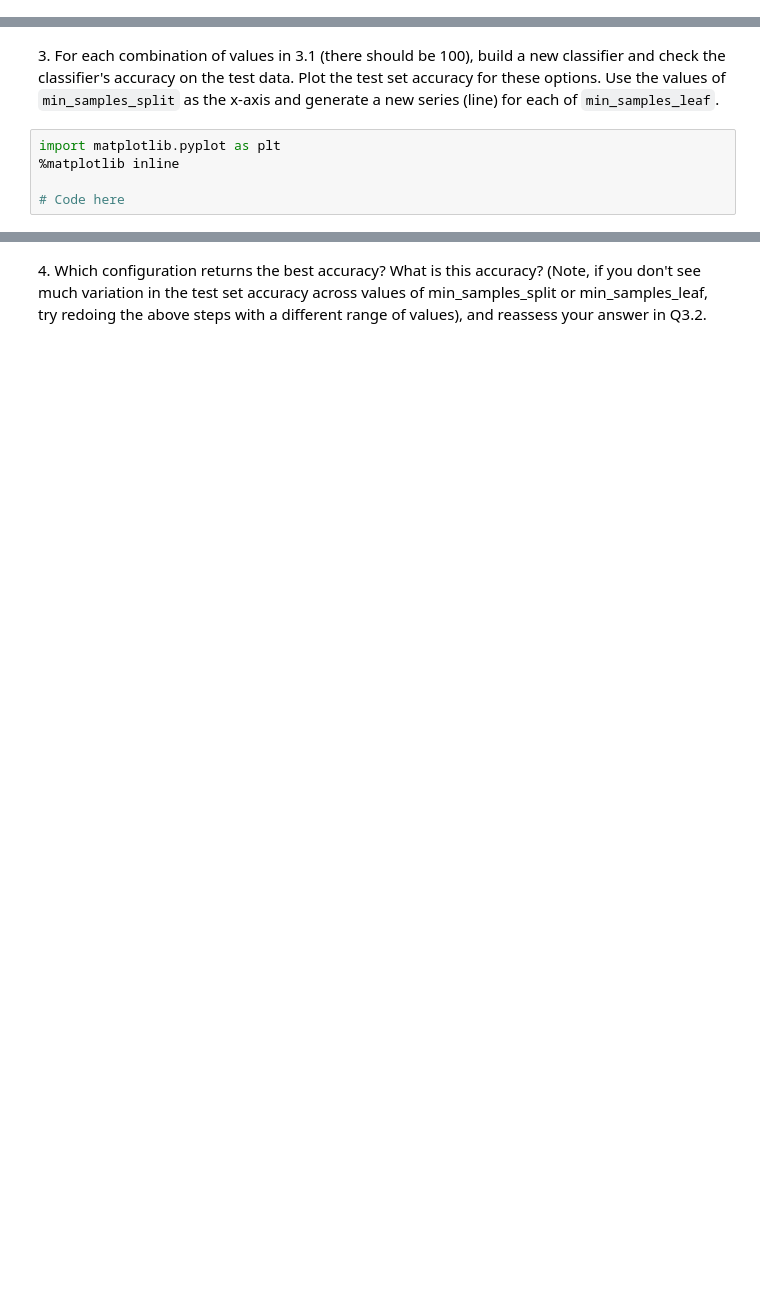
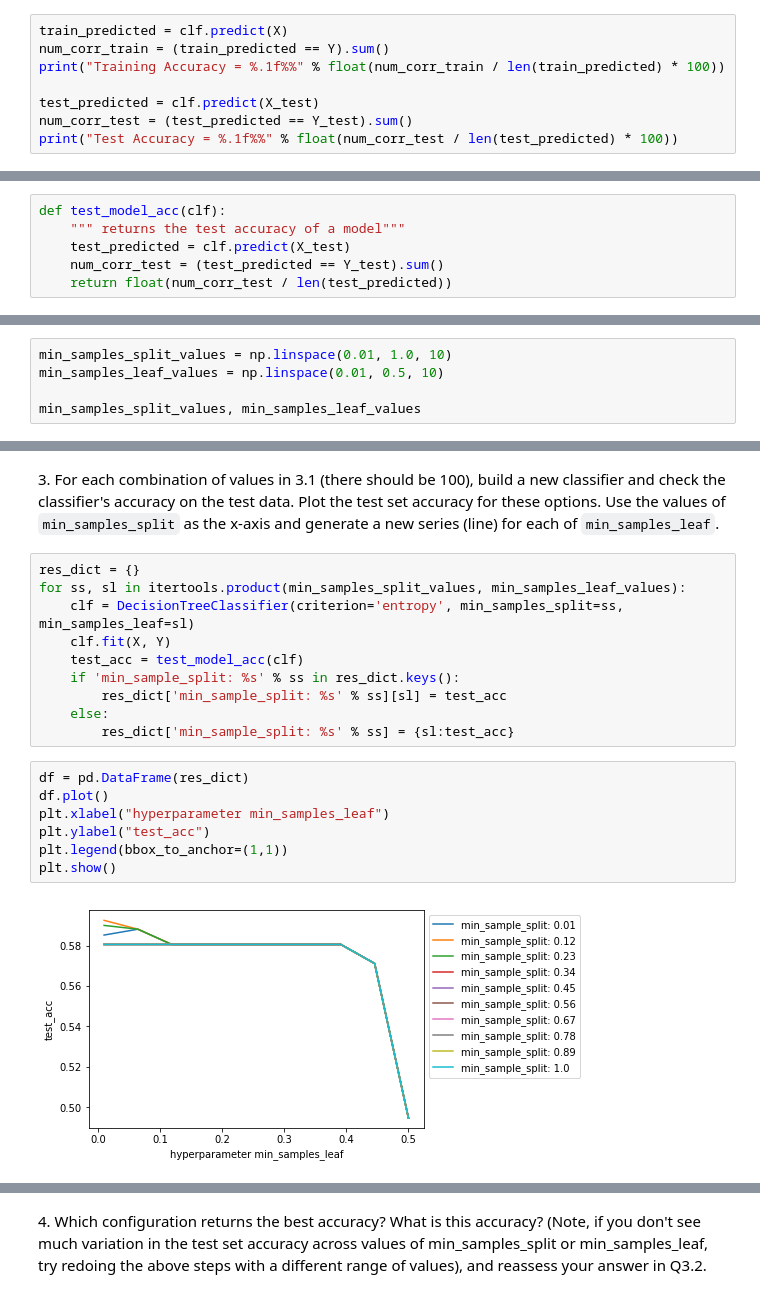
Before and after one commit to rmfeng/ds1001, a Jupyter notebook: homework/hw3/Homework 3 Holdout.ipynb, the cells around one changed output, grey strips where cells are left out. Saved outputs shown, nothing was run; the diff lists cells and outputs as text; blank space fills up the shorter version.

```diff
--- a/homework/hw3/Homework 3 Holdout.ipynb
+++ b/homework/hw3/Homework 3 Holdout.ipynb
@@ -176,0 +245,8 @@ plt.show()
+# %%
+train_predicted = clf.predict(X)
+num_corr_train = (train_predicted == Y).sum()
+print("Training Accuracy = %.1f%%" % float(num_corr_train / len(train_predicted) * 100))
+
+test_predicted = clf.predict(X_test)
+num_corr_test = (test_predicted == Y_test).sum()
+print("Test Accuracy = %.1f%%" % float(num_corr_test / len(test_predicted) * 100))
@@ -177,3 +258,9 @@ plt.show()
+# %%
+def test_model_acc(clf):
+    """ returns the test accuracy of a model"""
+    test_predicted = clf.predict(X_test)
+    num_corr_test = (test_predicted == Y_test).sum()
+    return float(num_corr_test / len(test_predicted))
 # %% [markdown]
 ### Part 3 - Finding a Good Decision Tree (10 Points)
 The default options for your decision tree may not be optimal. We need to analyze whether tuning the parameters can improve the accuracy of the classifier.  For the following options `min_samples_split` and `min_samples_leaf`:
@@ -186,0 +269,5 @@ min_samples_leaf_values = None
+# %%
+min_samples_split_values = np.linspace(0.01, 1.0, 10)
+min_samples_leaf_values = np.linspace(0.01, 0.5, 10)
+
+min_samples_split_values, min_samples_leaf_values
@@ -189,7 +284,21 @@ min_samples_leaf_values = None
 # %% [markdown]
 3\. For each combination of values in 3.1 (there should be 100), build a new classifier and check the classifier's accuracy on the test data. Plot the test set accuracy for these options. Use the values of `min_samples_split` as the x-axis and generate a new series (line) for each of `min_samples_leaf`.
-# %%
-import matplotlib.pyplot as plt
-%matplotlib inline
-
-# Code here
+# %%
+res_dict = {}
+for ss, sl in itertools.product(min_samples_split_values, min_samples_leaf_values):
+    clf = DecisionTreeClassifier(criterion='entropy', min_samples_split=ss, min_samples_leaf=sl)
+    clf.fit(X, Y)
+    test_acc = test_model_acc(clf)
+    if 'min_sample_split: %s' % ss in res_dict.keys():
+        res_dict['min_sample_split: %s' % ss][sl] = test_acc
+    else:
+        res_dict['min_sample_split: %s' % ss] = {sl:test_acc}
+# %%
+df = pd.DataFrame(res_dict)
+df.plot()
+plt.xlabel("hyperparameter min_samples_leaf")
+plt.ylabel("test_acc")
+plt.legend(bbox_to_anchor=(1,1))
+plt.show()
+# %% [output]
+[figure, added]
```
Also changed, not shown: parts of 34 cells of this notebook, 2 other files.
